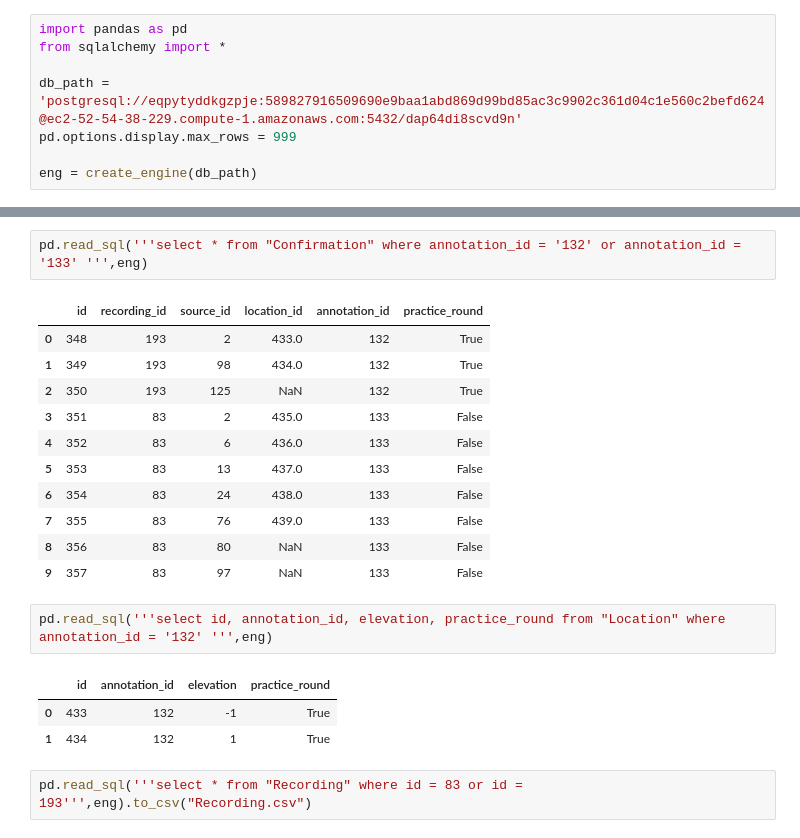
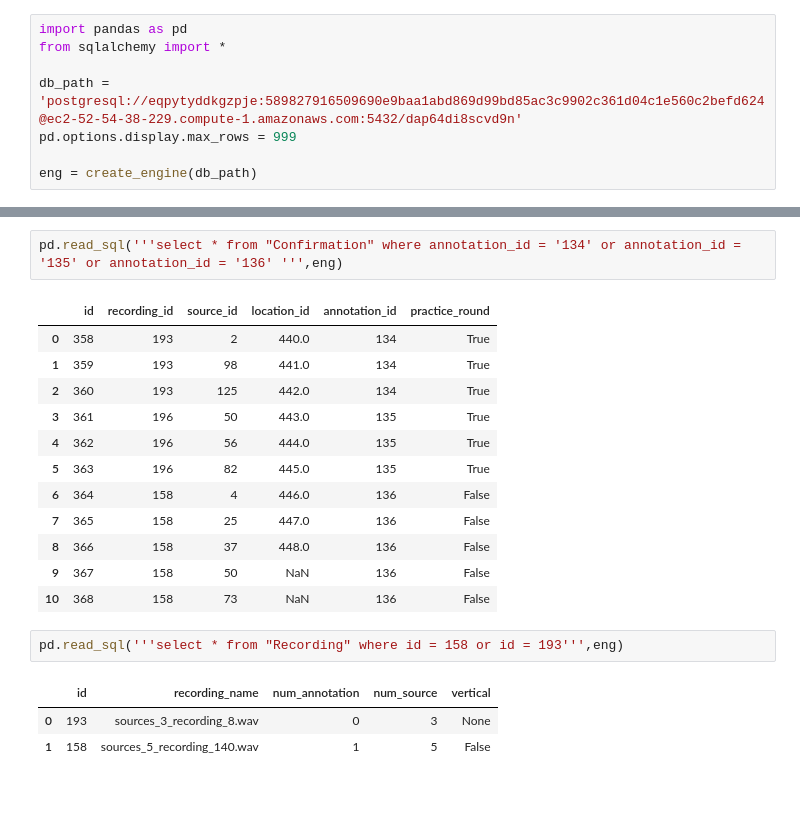
Before and after one commit to ANNIZHENG/Temp-Annotation-Interface, a Jupyter notebook: database/db.ipynb, the cells around one changed output, grey strips where cells are left out. Drawn from its saved outputs; the diff is of its cells as text; blank space fills up the shorter version.

```diff
--- a/database/db.ipynb
+++ b/database/db.ipynb
@@ -35,23 +23,22 @@ pd.read_sql('''select * from "Interaction" where annotation_id = '132' order by
 # %%
-pd.read_sql('''select * from "Confirmation" where annotation_id = '132' or annotation_id = '133' ''',eng)
+pd.read_sql('''select * from "Confirmation" where annotation_id = '134' or annotation_id = '135' or annotation_id = '136' ''',eng)
 # %% [output]
 |  | id | recording_id | source_id | location_id | annotation_id | practice_round |
-| 0 | 348 | 193 | 2 | 433.0 | 132 | True |
-| 1 | 349 | 193 | 98 | 434.0 | 132 | True |
-| 2 | 350 | 193 | 125 | NaN | 132 | True |
-| 3 | 351 | 83 | 2 | 435.0 | 133 | False |
-| 4 | 352 | 83 | 6 | 436.0 | 133 | False |
-| 5 | 353 | 83 | 13 | 437.0 | 133 | False |
-| 6 | 354 | 83 | 24 | 438.0 | 133 | False |
-| 7 | 355 | 83 | 76 | 439.0 | 133 | False |
-| 8 | 356 | 83 | 80 | NaN | 133 | False |
-| 9 | 357 | 83 | 97 | NaN | 133 | False |
+| 0 | 358 | 193 | 2 | 440.0 | 134 | True |
+| 1 | 359 | 193 | 98 | 441.0 | 134 | True |
+| 2 | 360 | 193 | 125 | 442.0 | 134 | True |
+| 3 | 361 | 196 | 50 | 443.0 | 135 | True |
+| 4 | 362 | 196 | 56 | 444.0 | 135 | True |
+| 5 | 363 | 196 | 82 | 445.0 | 135 | True |
+| 6 | 364 | 158 | 4 | 446.0 | 136 | False |
+| 7 | 365 | 158 | 25 | 447.0 | 136 | False |
+| 8 | 366 | 158 | 37 | 448.0 | 136 | False |
+| 9 | 367 | 158 | 50 | NaN | 136 | False |
+| 10 | 368 | 158 | 73 | NaN | 136 | False |
-# %%
-pd.read_sql('''select id, annotation_id, elevation, practice_round from "Location" where annotation_id = '132' ''',eng)
-# %% [output]
-|  | id | annotation_id | elevation | practice_round |
-| 0 | 433 | 132 | -1 | True |
-| 1 | 434 | 132 | 1 | True |
 # %%
-pd.read_sql('''select * from "Recording" where id = 83 or id = 193''',eng).to_csv("Recording.csv")
+pd.read_sql('''select * from "Recording" where id = 158 or id = 193''',eng)
+# %% [output]
+|  | id | recording_name | num_annotation | num_source | vertical |
+| 0 | 193 | sources_3_recording_8.wav | 0 | 3 | None |
+| 1 | 158 | sources_5_recording_140.wav | 1 | 5 | False |
 # %%
```
Also changed, not shown: parts of 3 cells of this notebook, 8 other files.
